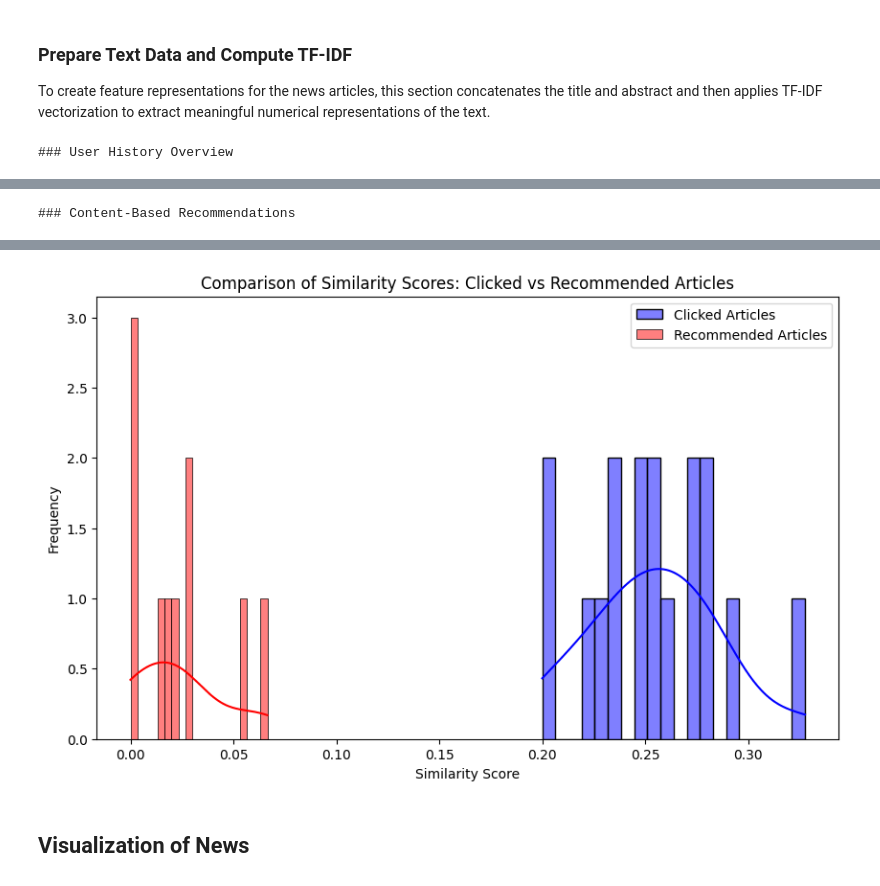
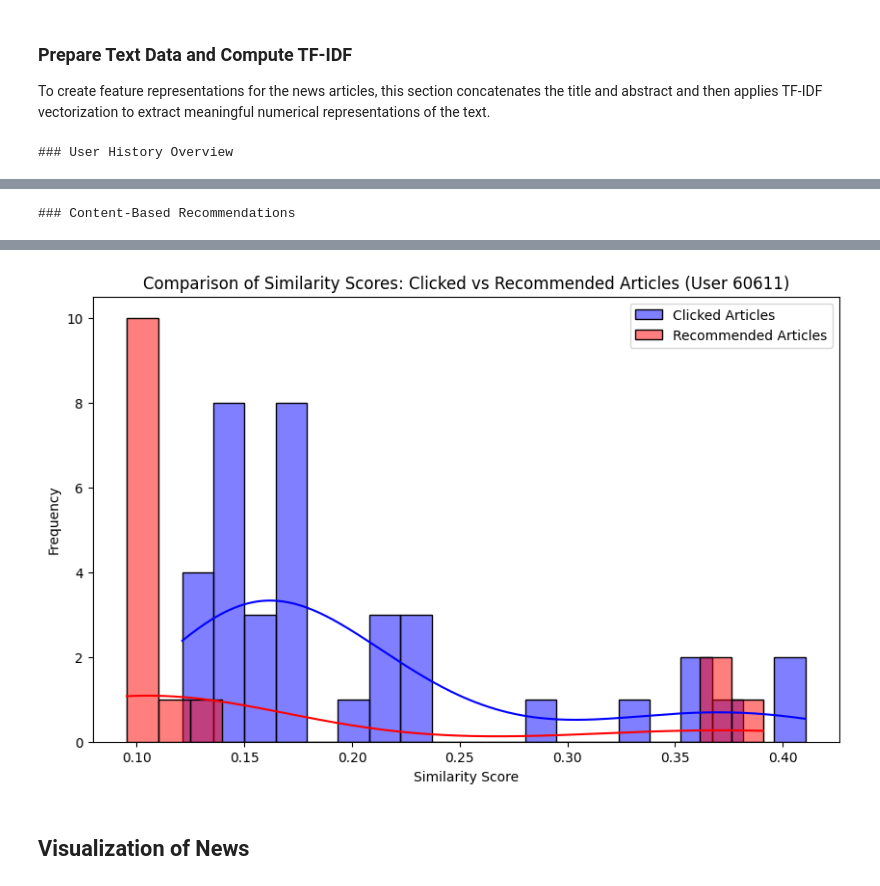
Before and after one commit to anderszk/tdt4215_proj, a Jupyter notebook: notebooks/03_news_recommender_baseline_model.ipynb, the cells around one changed output, grey strips where cells are left out. Saved outputs shown, nothing was run; the diff lists cells and outputs as text; code cells hidden in the pictures.

Commit message:
Fix:: - Modularize code into callable function - Increase feature count and decrease similarity threshold - Randomize user selection

```diff
--- a/notebooks/03_news_recommender_baseline_model.ipynb
+++ b/notebooks/03_news_recommender_baseline_model.ipynb
@@ -120,74 +169,35 @@ To create feature representations for the news articles, this section concatenat
 # %%
-# Prepare text data (concatenating title and abstract)
+# Prepare text data for content-based filtering
 news["Text"] = news["Title"].fillna("") + " " + news["Abstract"].fillna("")
 
-# Compute TF-IDF vectors
-vectorizer = TfidfVectorizer(stop_words='english', max_features=5000)
+# **Train TF-IDF Vectorizer**
+vectorizer = TfidfVectorizer(stop_words='english', max_features=30000)
 news_tfidf = vectorizer.fit_transform(news["Text"])
 
-# Select a random user from behaviors data
+# **Select User and Generate Recommendations**
 random_index = random.randint(0, len(behaviors) - 1)
-sample_user = behaviors.iloc[random_index]
+user_id = random_index  # Change this to test different users
+recommended_news, clicked_similarities, recommended_similarities = content_based_recommender(
+    user_id=user_id, news_df=news_df, behaviors_df=behaviors,
+    news_tfidf=news_tfidf, similarity_threshold=0.08, top_n=15
+)
 
-# Extract user history
-user_history = sample_user["History"].split() if pd.notna(sample_user["History"]) else []
+# **Plot Results**
+if recommended_news is not None:
+    print("\n### User History Overview")
+    display(news_df[news_df["News_ID"].isin(behaviors.iloc[user_id]["History"].split())][["News_ID", "Title", "Category", "SubCategory"]])
 
-# Display user's history to provide context for recommendations
-if user_history:
-    user_history_articles = news_df[news_df["News_ID"].isin(user_history)][["News_ID", "Title", "Category", "SubCategory"]]
+    print("\n### Content-Based Recommendations")
+    display(recommended_news[["News_ID", "Title", "Category", "SubCategory", "Similarity"]])
 
-    print("### User History Overview")
-    display(user_history_articles.head(50))
-
-    # Compute similarity scores between user's clicked articles and recommended articles
-    clicked_indices = [news_df.index[news_df["News_ID"] == nid].tolist()[0] for nid in user_history if nid in news_df["News_ID"].values]
-
-    if clicked_indices:
-        # **Weight recent clicks higher** for user profile
-        weights = np.linspace(1.0, 1.5, len(clicked_indices))  # Recent clicks get higher weight
-        user_profile = np.average(news_tfidf[clicked_indices].toarray(), axis=0, weights=weights)
-
-        # Convert to proper numpy array
-        user_profile = np.asarray(user_profile).reshape(1, -1)
-
-        # Compute similarity between user history and all news
-        similarity_scores = cosine_similarity(user_profile, news_tfidf).flatten()
-
-        # Rank articles by similarity
-        ranked_indices = similarity_scores.argsort()[::-1]
-
-        # Retrieve candidate recommended articles
-        recommended_news = news_df.iloc[ranked_indices]
-
-        # **Filter out low-similarity recommendations**
-        min_similarity_threshold = 0.1  # Only keep articles above this similarity score
-        recommended_news = recommended_news[similarity_scores[ranked_indices] > min_similarity_threshold]
-
-        # **Ensure diversity by selecting articles from multiple categories**
-        recommended_news = recommended_news.groupby("Category").head(2)  # Select top 2 per category
-        recommended_news = recommended_news.head(10)  # Limit to 10 recommendations
-
-        # Merge with clicks count
-        recommended_news = recommended_news.merge(news_clicks_merged[["News_ID", "Clicks"]], on="News_ID", how="left").fillna(0)
-
-        print("\n### Content-Based Recommendations")
-        display(recommended_news[["News_ID", "Title", "Category", "SubCategory"]])
-
-        # Visualization: Compare similarity between clicked and recommended articles
-        clicked_similarities = similarity_scores[clicked_indices]
-        recommended_similarities = similarity_scores[recommended_news.index]
-
-        plt.figure(figsize=(10, 6))
-        sns.histplot(clicked_similarities, bins=20, label="Clicked Articles", color="blue", kde=True)
-        sns.histplot(recommended_similarities, bins=20, label="Recommended Articles", color="red", kde=True)
-        plt.xlabel("Similarity Score")
-        plt.ylabel("Frequency")
-        plt.title("Comparison of Similarity Scores: Clicked vs Recommended Articles")
-        plt.legend()
-        plt.show()
-
-else:
-    print("No history available for this user.")
+    plt.figure(figsize=(10, 6))
+    sns.histplot(clicked_similarities, bins=20, label="Clicked Articles", color="blue", kde=True)
+    sns.histplot(recommended_similarities, bins=20, label="Recommended Articles", color="red", kde=True)
+    plt.xlabel("Similarity Score")
+    plt.ylabel("Frequency")
+    plt.title(f"Comparison of Similarity Scores: Clicked vs Recommended Articles (User {user_id})")
+    plt.legend()
+    plt.show()
 # %% [output]
 ### User History Overview
 |  | News_ID | Title | Category | SubCategory |
@@ -223,4 +237,4 @@ else:
-[figure, old version]
+[figure, new version]
 # %% [markdown]
 ## Visualization of News
 # %% [markdown]
```
Also changed, not shown: parts of 5 cells of this notebook.
